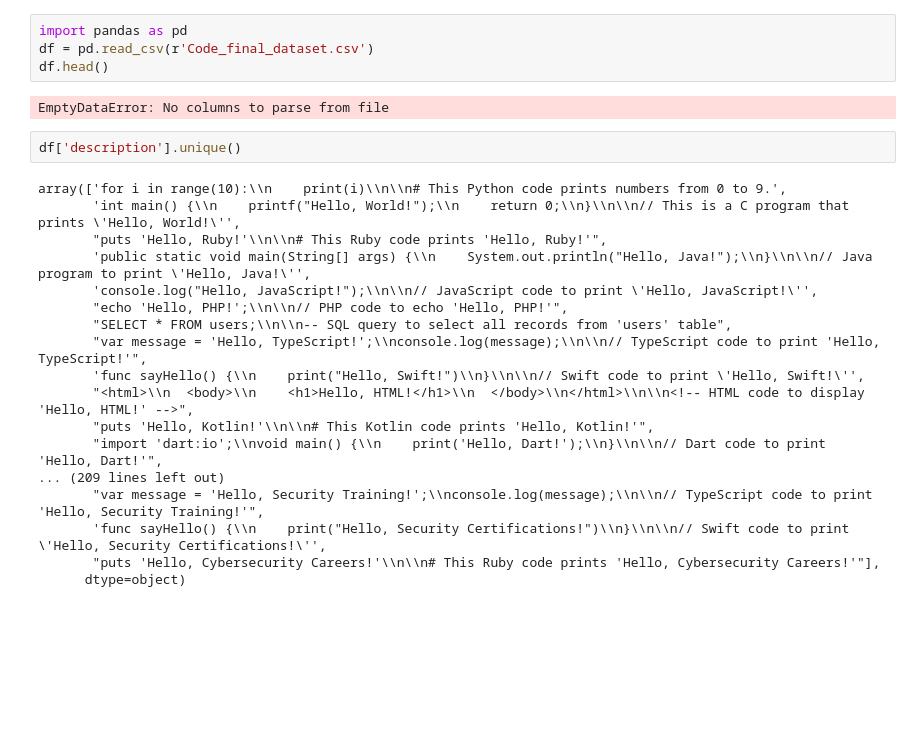
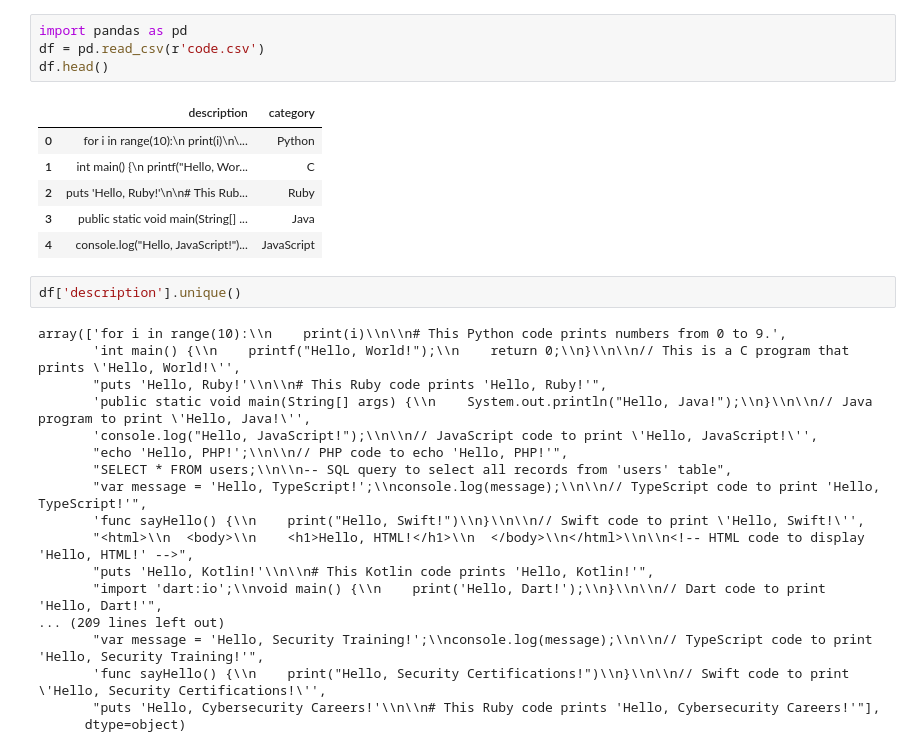
Before and after one commit to diksha-ashkid/NLP-text-doc-classification, a Jupyter notebook: Dataset/code_dataset_cleaning.ipynb, the cells around one changed output. Saved outputs shown, nothing was run; the diff lists cells and outputs as text; blank space fills up the shorter version.

```diff
--- a/Dataset/code_dataset_cleaning.ipynb
+++ b/Dataset/code_dataset_cleaning.ipynb
@@ -1,9 +1,14 @@
 # %%
 import pandas as pd
-df = pd.read_csv(r'Code_final_dataset.csv')
+df = pd.read_csv(r'code.csv')
 df.head()
 # %% [output]
-EmptyDataError: No columns to parse from file
+|  | description | category |
+| 0 | for i in range(10):\n print(i)\n\... | Python |
+| 1 | int main() {\n printf("Hello, Wor... | C |
+| 2 | puts 'Hello, Ruby!'\n\n# This Rub... | Ruby |
+| 3 | public static void main(String[] ... | Java |
+| 4 | console.log("Hello, JavaScript!")... | JavaScript |
 # %%
 df['description'].unique()
 # %% [output]
```
Also changed, not shown: parts of 2 cells of this notebook, 2 other files.
